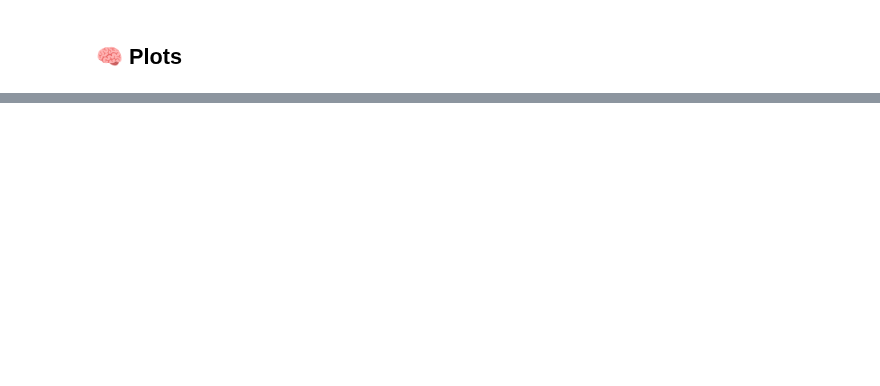
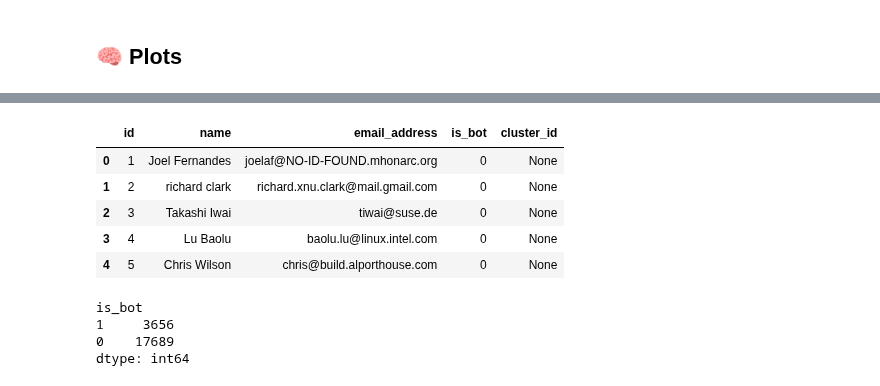
Before and after one commit to SRI-CSL/signal-public, a Jupyter notebook: colabs/signal_api_part_1.ipynb, the cells around one changed output, grey strips where cells are left out. Drawn from its saved outputs; the diff is of its cells as text; code cells hidden in the pictures; blank space fills up the shorter version.

```diff
--- a/colabs/signal_api_part_1.ipynb
+++ b/colabs/signal_api_part_1.ipynb
@@ -180,0 +194,3 @@ print(e)
+# %%
+# person table
+df_person = get_db_records("SELECT * FROM person;")
@@ -180,0 +212,17 @@ print(e)
+# %%
+df_person.head()
+# %% [output]
+|  | id | name | email_address | is_bot | cluster_id |
+| 0 | 1 | Joel Fernandes | joelaf@NO-ID-FOUND.mhonarc.org | 0 | None |
+| 1 | 2 | richard clark | richard.xnu.clark@mail.gmail.com | 0 | None |
+| 2 | 3 | Takashi Iwai | tiwai@suse.de | 0 | None |
+| 3 | 4 | Lu Baolu | baolu.lu@linux.intel.com | 0 | None |
+| 4 | 5 | Chris Wilson | chris@build.alporthouse.com | 0 | None |
+# %%
+tmp_person_is_bot = df_groupby(input_df=df_person, groupby_column='is_bot')
+tmp_person_is_bot
+# %% [output]
+is_bot
+1     3656
+0    17689
+dtype: int64
```
Also changed, not shown: parts of 15 cells of this notebook.
